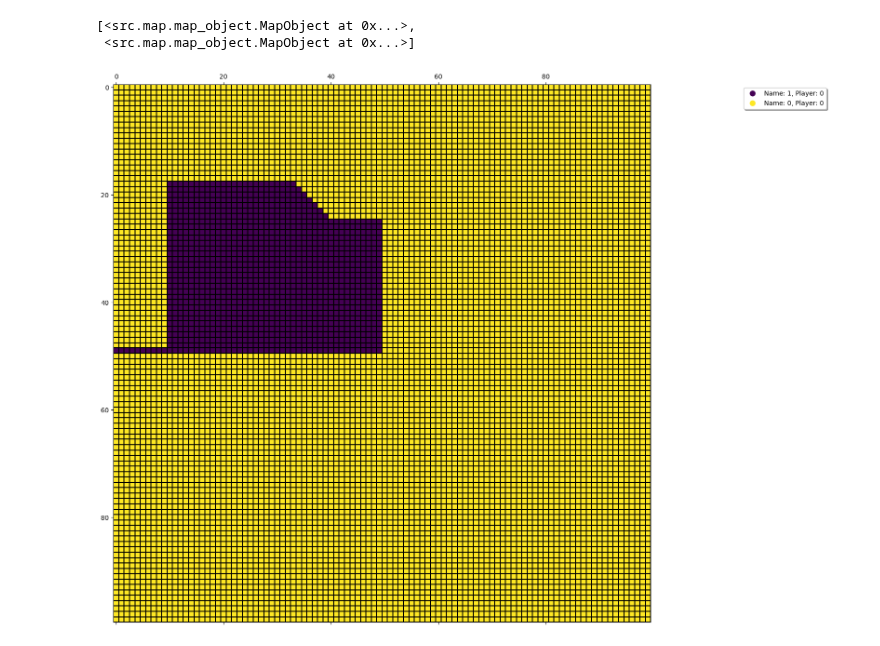
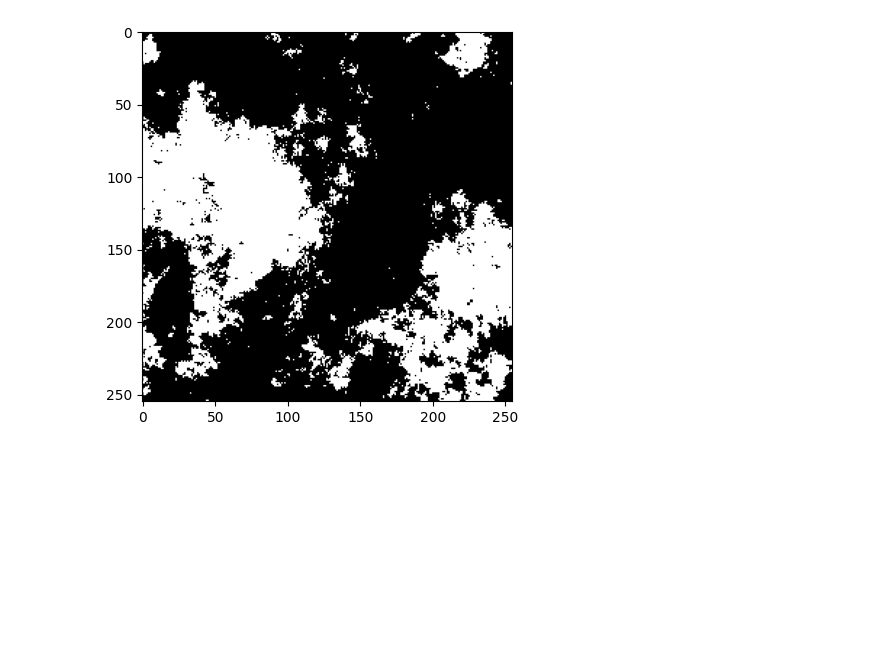
Before and after one commit to QuantumCreation/aoe2mapgenerator, a Jupyter notebook: src/testing_notebooks/perlin.ipynb, the cells around one changed output. Saved outputs shown, nothing was run; the diff lists cells and outputs as text; code cells hidden in the pictures; blank space fills up the shorter version.

Commit message:
feat(perlin): Perlin generation up and running

```diff
--- a/src/testing_notebooks/perlin.ipynb
+++ b/src/testing_notebooks/perlin.ipynb
@@ -61,24 +113,19 @@ aoe2map = MapManager(100)
+# %%
+n = 256
+manager = MapManager(n)
+pgen = PerlinGenerator(manager.get_map())
 # %%
-n = 50
-aoe2map.point_manager.add_point_collection(
+manager.point_manager.add_point_collection(
     "base", [(i, j) for i in range(n) for j in range(n)]
 )
-collection = aoe2map.point_manager.get_point_collection("base")
-collection.remove_points([(i, j) for i in range(49) for j in range(10)])
-# %%
-config = VoronoiGeneratorConfig(
-    point_collection=aoe2map.point_manager.get_point_collection("base"),
-    interpoint_distance=25,
-    map_layer_type=MapLayerType.ZONE,
-)
-aoe2map.voronoi_generator.generate_voronoi_cells(config)
-# %% [output]
-[<src.map.map_object.MapObject at 0x...>,
- <src.map.map_object.MapObject at 0x...>]
-# %%
-config = VisualizeMapConfig(
-    map_layer_type=MapLayerType.ZONE,
-)
-aoe2map.visualize_map(config)
-# %% [output]
-[figure, removed]
+# %%
+matrix = pgen.generate_perlin(
+    point_collection=manager.point_manager.get_point_collection("base"),
+    sections=2,
+    octaves=[9],
+    noise_size=1,
+)
+
+pgen.display(matrix)
+# %% [output]
+[figure, added]
```
Also changed, not shown: parts of 7 cells of this notebook, 9 other files.
